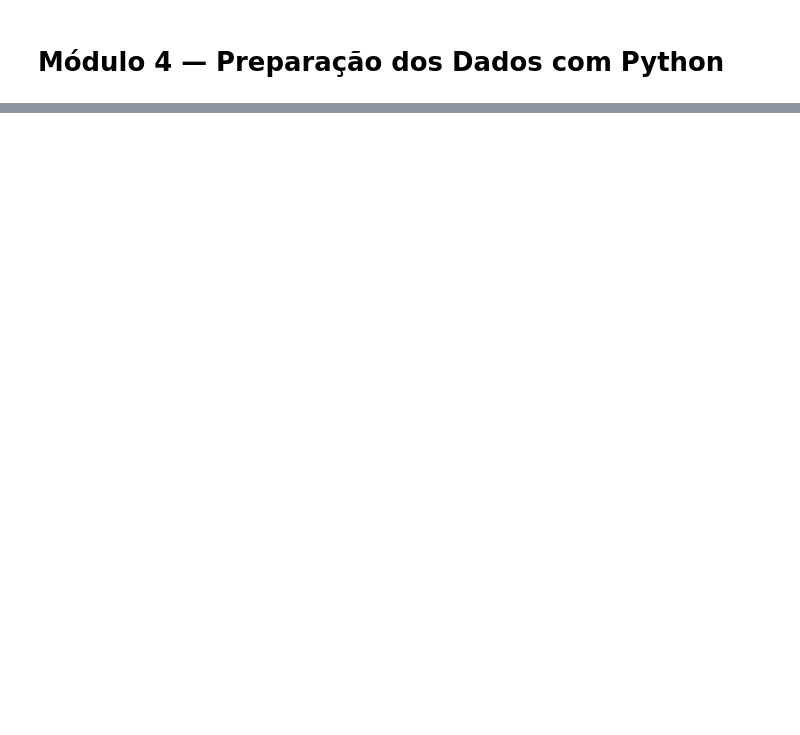
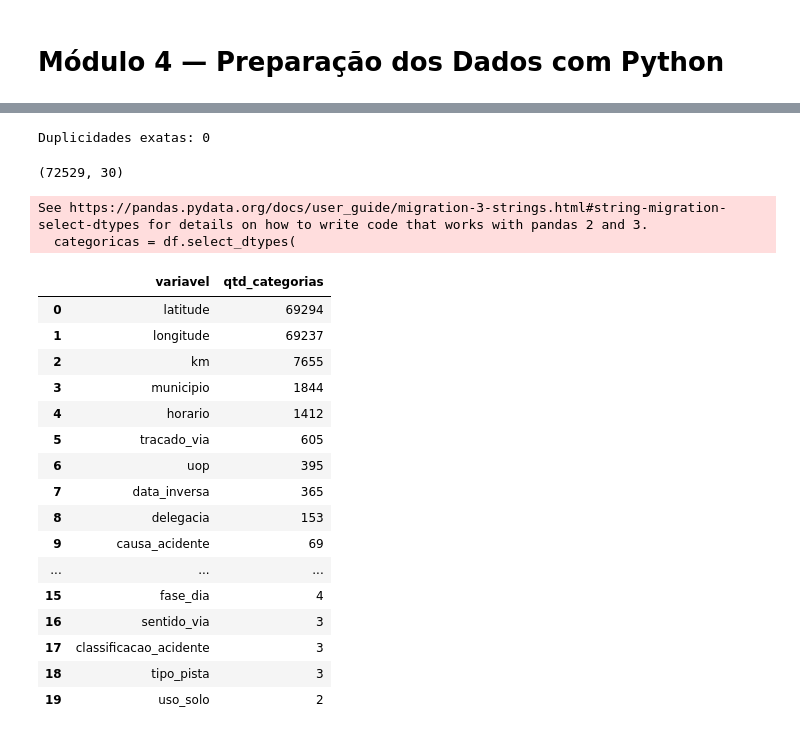
Before and after one commit to vitoriacamilo-ai/Preparacao-de-dados-Aponti, a Jupyter notebook: Projeto_PRF/notebooks/modulo04.ipynb, the cells around one changed output, grey strips where cells are left out. Cells and saved outputs as stored; diff of their text form; code cells hidden in the pictures; blank space fills up the shorter version.

```diff
--- a/Projeto_PRF/notebooks/modulo04.ipynb
+++ b/Projeto_PRF/notebooks/modulo04.ipynb
@@ -57,3 +41,16 @@ ENCODING_SAIDA = "utf-8-sig"
+# %%
+RAIZ = Path.cwd().resolve().parent if Path.cwd().name == "notebooks" else Path.cwd().resolve()
+
+ARQUIVO_BRUTO = RAIZ / "dados_brutos" / "acidentes2025.csv"
+ARQUIVO_BASE_ANALITICA = RAIZ / "dados_tratados" / "base_analitica_prf_2025.csv"
+ARQUIVO_BASE_MODELAVEL = RAIZ / "dados_tratados" / "base_modelavel_prf_2025.csv"
+ARQUIVO_DICIONARIO = RAIZ / "dados_tratados" / "dicionario_variaveis_modulo4.csv"
+ARQUIVO_DECISOES = RAIZ / "logs" / "decisoes_tratamento_modulo4.md"
+ARQUIVO_README = RAIZ / "docs" / "README.md"
+
+SEPARADOR = ";"
+ENCODING_ENTRADA = "latin1"
+ENCODING_SAIDA = "utf-8-sig"
 # %%
 def ler_csv_prf(caminho, sep=";",
  encodings=("latin1","utf-8","utf-8-sig")):
@@ -81,0 +174,48 @@ Tentando encoding=latin1...
+# %%
+# Diagnóstico e remoção de duplicidades
+qtd_duplicadas = df.duplicated().sum()
+print("Duplicidades exatas:", qtd_duplicadas)
+
+if qtd_duplicadas > 0:
+    df = df.drop_duplicates().copy()
+    print("Duplicidades removidas.")
+    print("Nova dimensão:", df.shape)
+
+df.shape
+# %% [output]
+Duplicidades exatas: 0
+(72529, 30)
+# %%
+# Cardinalidade das variáveis categóricas
+categoricas = df.select_dtypes(
+ include="object").columns
+
+cardinalidade = (
+ df[categoricas]
+ .nunique(dropna=True)
+ .sort_values(ascending=False)
+ .reset_index()
+)
+cardinalidade.columns = [
+ "variavel","qtd_categorias"]
+display(cardinalidade.head(30))
+# %% [output]
+See https://pandas.pydata.org/docs/user_guide/migration-3-strings.html#string-migration-select-dtypes for details on how to write code that works with pandas 2 and 3.
+  categoricas = df.select_dtypes(
+|  | variavel | qtd_categorias |
+| 0 | latitude | 69294 |
+| 1 | longitude | 69237 |
+| 2 | km | 7655 |
+| 3 | municipio | 1844 |
+| 4 | horario | 1412 |
+| 5 | tracado_via | 605 |
+| 6 | uop | 395 |
+| 7 | data_inversa | 365 |
+| 8 | delegacia | 153 |
+| 9 | causa_acidente | 69 |
+| ... | ... | ... |
+| 15 | fase_dia | 4 |
+| 16 | sentido_via | 3 |
+| 17 | classificacao_acidente | 3 |
+| 18 | tipo_pista | 3 |
+| 19 | uso_solo | 2 |
```
Also changed, not shown: parts of 10 cells of this notebook.
